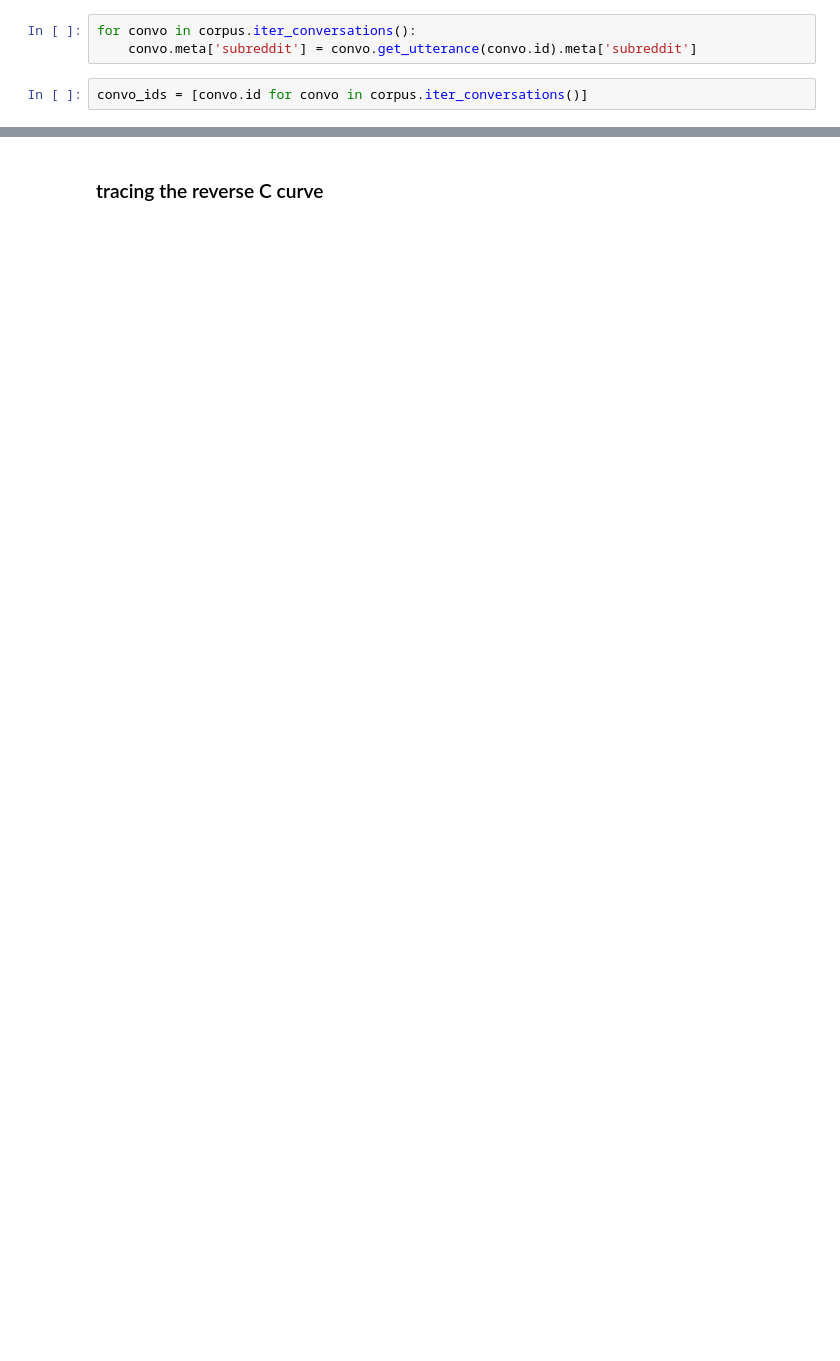
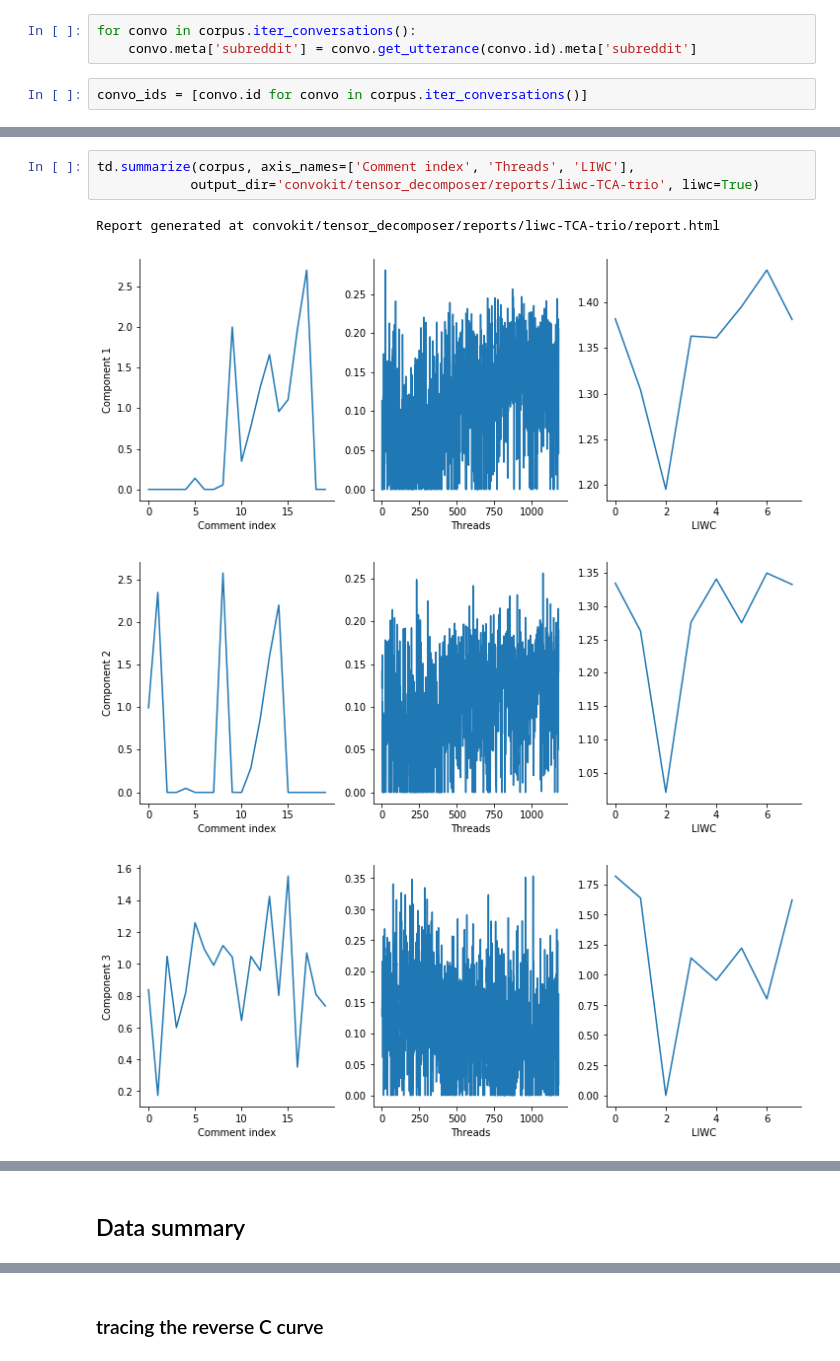
Before and after one commit to rgangela99/Cornell-Conversational-Analysis-Toolkit, a Jupyter notebook: convokit/tensor_decomposer/experiments/TSNE/tensors_tsne_threads_LIWC.ipynb, the cells around one changed output, grey strips where cells are left out. Saved outputs shown, nothing was run; the diff lists cells and outputs as text; blank space fills up the shorter version.

```diff
--- a/convokit/tensor_decomposer/experiments/TSNE/tensors_tsne_threads_LIWC.ipynb
+++ b/convokit/tensor_decomposer/experiments/TSNE/tensors_tsne_threads_LIWC.ipynb
@@ -124,0 +167,8 @@ plt.show()
+# %%
+td.summarize(corpus, axis_names=['Comment index', 'Threads', 'LIWC'],
+            output_dir='convokit/tensor_decomposer/reports/liwc-TCA-trio', liwc=True)
+# %% [output]
+Report generated at convokit/tensor_decomposer/reports/liwc-TCA-trio/report.html
+[figure, added]
+[figure, added]
+[figure, added]
@@ -124,0 +181,2 @@ plt.show()
+# %% [markdown]
+## Data summary
```
Also changed, not shown: parts of 71 cells of this notebook, 19 other files.
